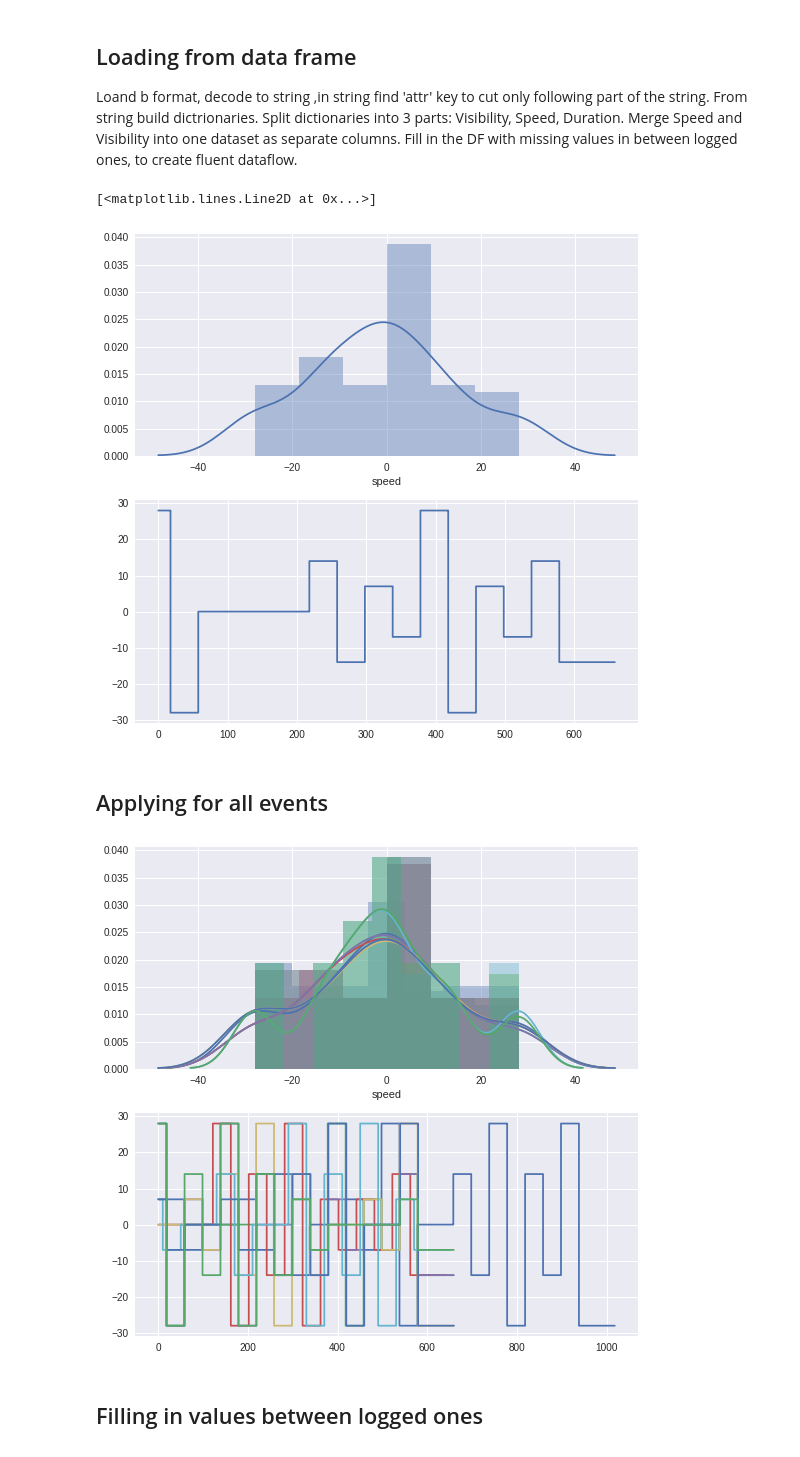
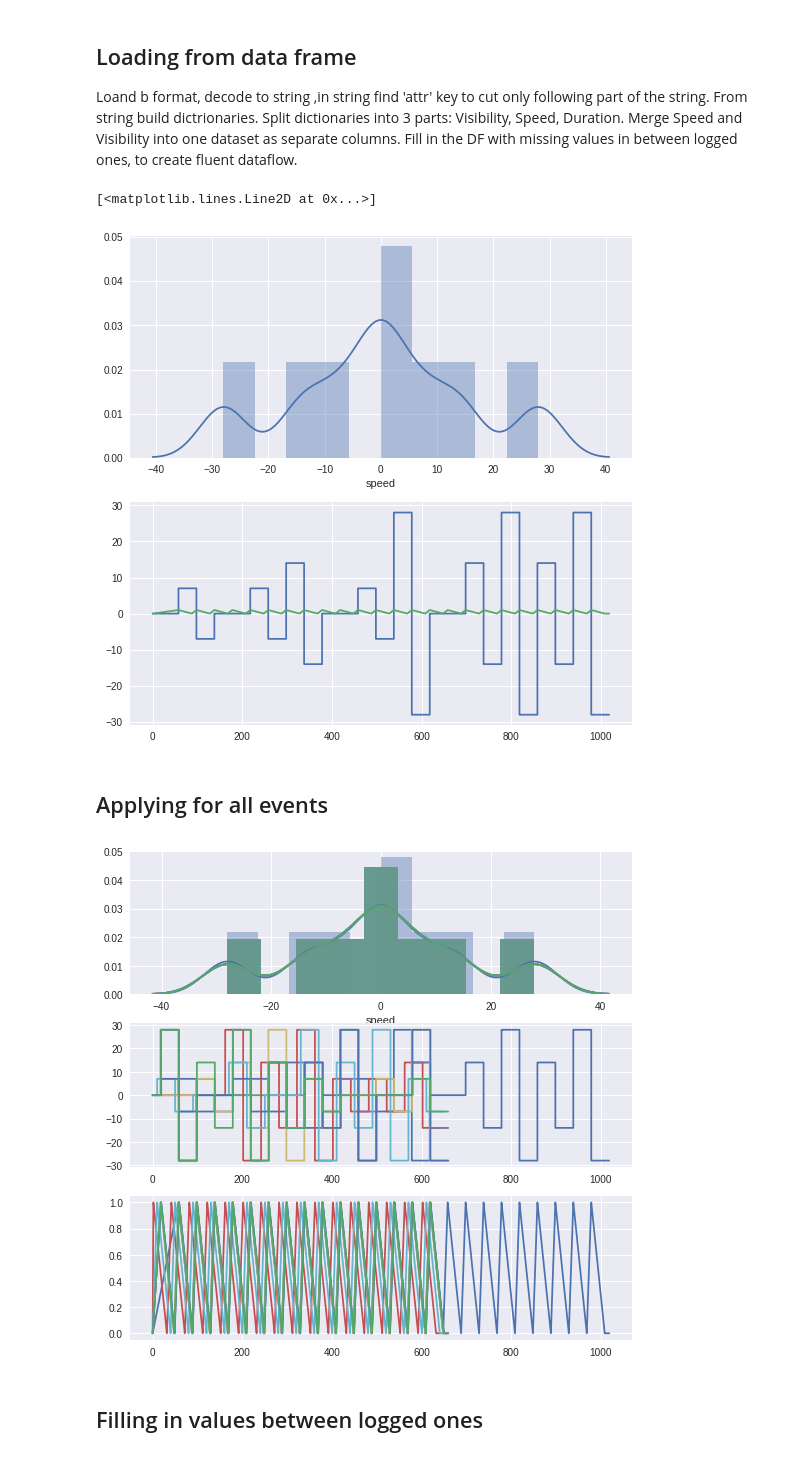
Before and after one commit to alTeska/VR_Acuity, a Jupyter notebook: notebooks/EventLog.ipynb, the cells around one changed output. Saved outputs shown, nothing was run; the diff lists cells and outputs as text; code cells hidden in the pictures.

Commit message:
eventLog visiblity and speed values per index fixed

```diff
--- a/notebooks/EventLog.ipynb
+++ b/notebooks/EventLog.ipynb
@@ -82,7 +83,7 @@ eventSpe = {}
 eventDur = {}
 
 j, m, n = 0, 0, 0
-x = eventA[1]
+x = eventA[0]
 
 for i in range(0,len(x)-1):
     k = list(x[i].keys())[0]
@@ -107,13 +108,28 @@ def index_df(df):
     j = 0
     for i in range(0, l+1):
         if i == df.i[j]:
+            j += 1
+            #print(i, df.i[j])
+            dfOut[i] = df.iloc[j-1]
+        else:
+            #print(df.iloc[j])
             dfOut[i] = df.iloc[j]
-            j += 1
-        else:
-            dfOut[i] = df.iloc[j]
-
+        #print(dfOut)
     return dfOut.transpose()
 
-DFV = index_df(DFVis)
-DFS = index_df(DFSpe)
+
+def index_df2(df):
+    p = len(df.index)
+    l = df.i[p-1]
+    dfOut = df.set_index('i')
+    dfOut = dfOut.reindex(range(0, l+1))
+    dfOut.fillna(method='pad', inplace=True)
+    return dfOut
+
+DFV = index_df2(DFVis)
+DFS = index_df2(DFSpe)
+DFD = index_df2(DFDur)
+
+#print(DFSpe.set_index('i'))
+#print(DFS2)
 # %%
@@ -123,4 +141,5 @@ df.fillna(method='pad', inplace=True)
 # %%
+
 # grid velocity plots for one experiment
 fig = plt.figure(figsize=(9,9))
 ax1 = fig.add_subplot(211)
@@ -128,9 +147,10 @@ ax2 = fig.add_subplot(212)
 
 sns.distplot(df.speed, ax=ax1)
 ax2.plot    (df.Time, df.speed)
+ax2.plot    (df.Time, df.visible)
 # %% [output]
 [<matplotlib.lines.Line2D at 0x...>]
-[figure, old version]
+[figure, new version]
 # %% [markdown]
 ## Applying for all events
 # %%
@@ -171,27 +191,35 @@ DFV = {}
 DFS = {}
 
 for i in range(0, len(fname)):
-    DFV[i] = index_df(DFVis[i])
-    DFS[i] = index_df(DFSpe[i])
+    DFV[i] = index_df2(DFVis[i])
+    DFS[i] = index_df2(DFSpe[i])
 
 # merging into one table of df
 df = {}
 for i in range(0, len(fname)):
+    #print(df[i])
     df[i] = pd.concat([eventlog[i], DFV[i].visible], axis=1)
     df[i] = pd.concat([df[i]      , DFS[i].speed]  , axis=1)
+
+    #b, c = df[i].iloc[0].copy(), df[i].iloc[1].copy()
+    #df[i].iloc[0], df[i].iloc[1] = c, b
+    #df[i] = df[i].shift(-1).dropna()
     df[i].fillna(method='pad', inplace=True)
+    df[i].fillna(0, inplace=True)
 # %%
 # grid velocity plots for all experiments
 fig = plt.figure(figsize=(9,9))
 
-ax1 = fig.add_subplot(211)
-ax2 = fig.add_subplot(212)
+ax1 = fig.add_subplot(311)
+ax2 = fig.add_subplot(312)
+ax3 = fig.add_subplot(313)
 
 for i in range(0, len(fname)):
     sns.distplot(df[i].speed, ax=ax1)
     ax2.plot    (df[i].Time , df[i].speed)
+    ax3.plot    (df[i].Time , df[i].visible)
 # %% [output]
-[figure, old version]
+[figure, new version]
 # %% [markdown]
 ## Filling in values between logged ones
 # %%
```
Also changed, not shown: parts of 6 cells of this notebook.
